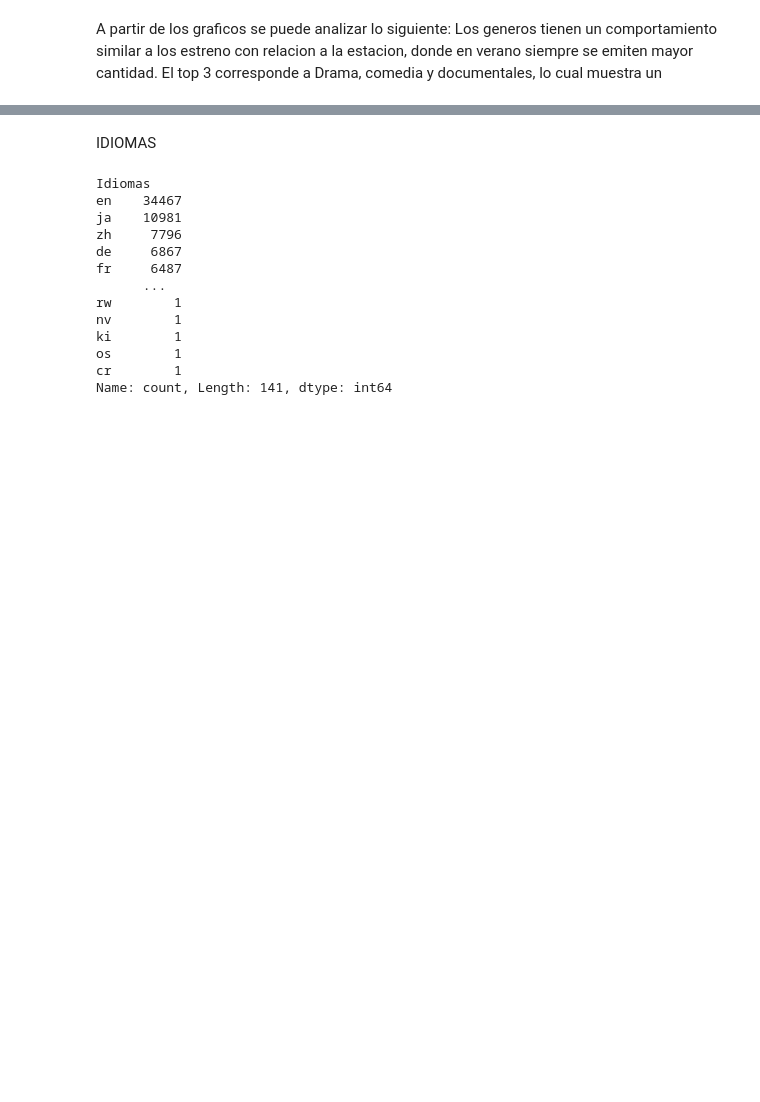
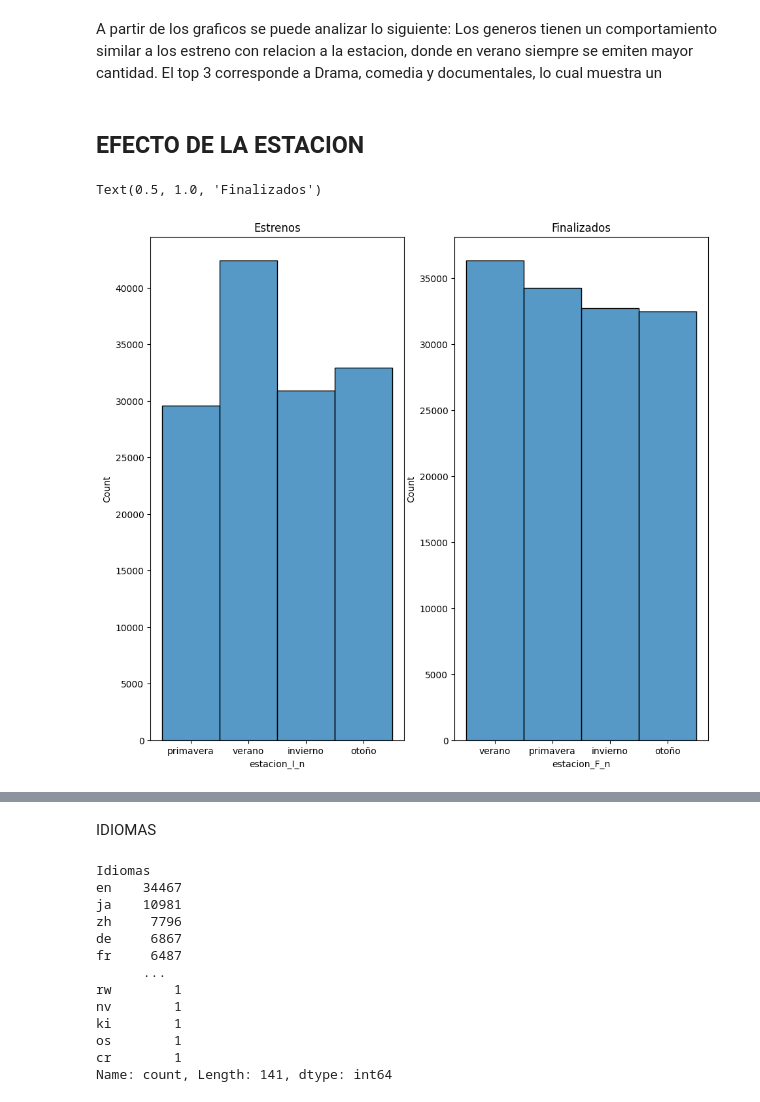
Before and after one commit to PedroJofreEsc/popularidad-de-series, a Jupyter notebook: popularidad de series Jofre.ipynb, the cells around one changed output, grey strips where cells are left out. Saved outputs shown, nothing was run; the diff lists cells and outputs as text; code cells hidden in the pictures; blank space fills up the shorter version.

```diff
--- a/popularidad de series Jofre.ipynb
+++ b/popularidad de series Jofre.ipynb
@@ -403,3 +405,17 @@ df.plot(kind='bar', stacked=True)
 A partir de los graficos se puede analizar lo siguiente:
 Los generos tienen un comportamiento similar a los estreno con relacion a la estacion, donde en verano siempre se emiten mayor cantidad.
 El top 3 corresponde a Drama, comedia y documentales, lo cual muestra un
+# %% [markdown]
+## EFECTO DE LA ESTACION
+# %%
+fig, axis = plt.subplots(1, 2, figsize = (11, 10))
+
+# Crear un histograma múltiple
+
+ax3=sns.histplot(ax = axis[ 0], data = tmdb, x = "estacion_I_n")
+ax4=sns.histplot(ax = axis[1], data = tmdb, x = "estacion_F_n")
+ax3.set_title('Estrenos')
+ax4.set_title('Finalizados')
+# %% [output]
+Text(0.5, 1.0, 'Finalizados')
+[figure, added]
```
Also changed, not shown: parts of 5 cells of this notebook, 2 other files.
